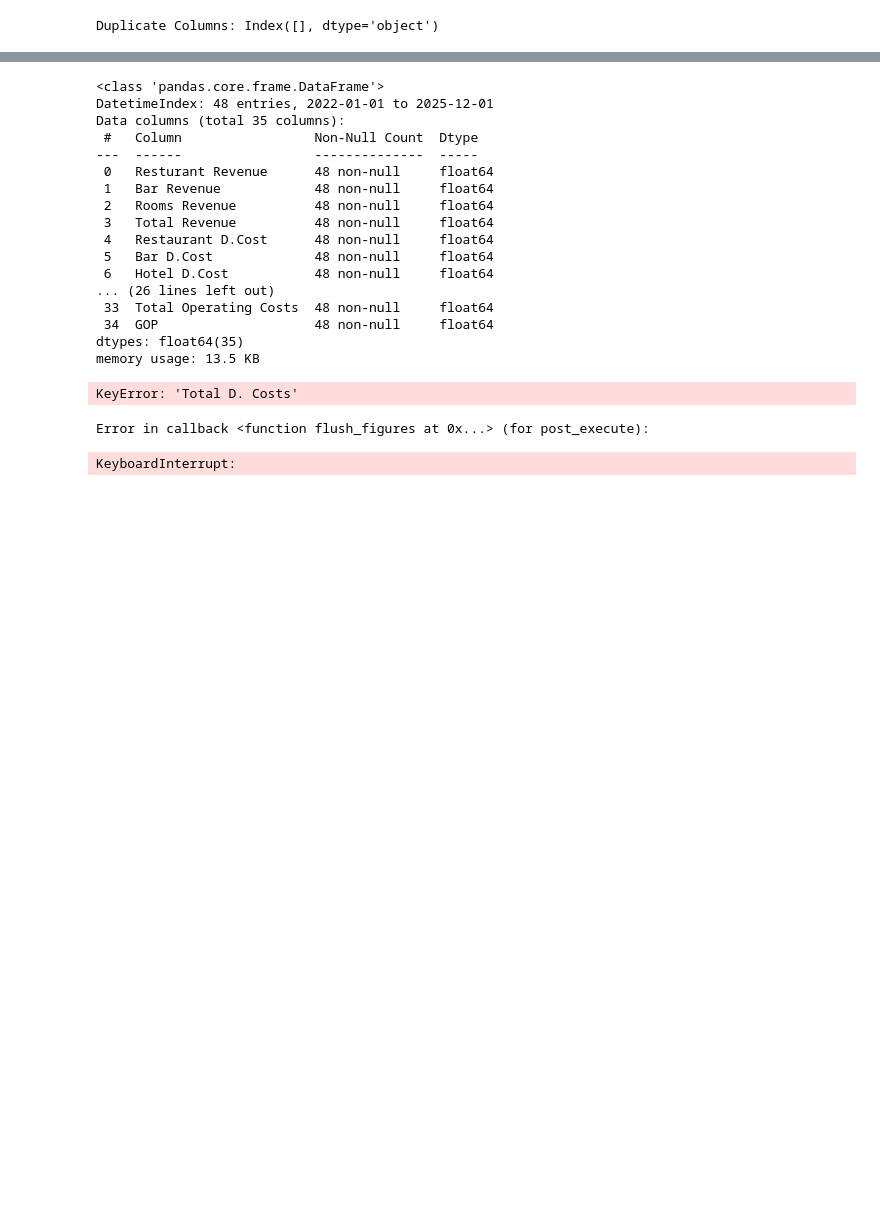
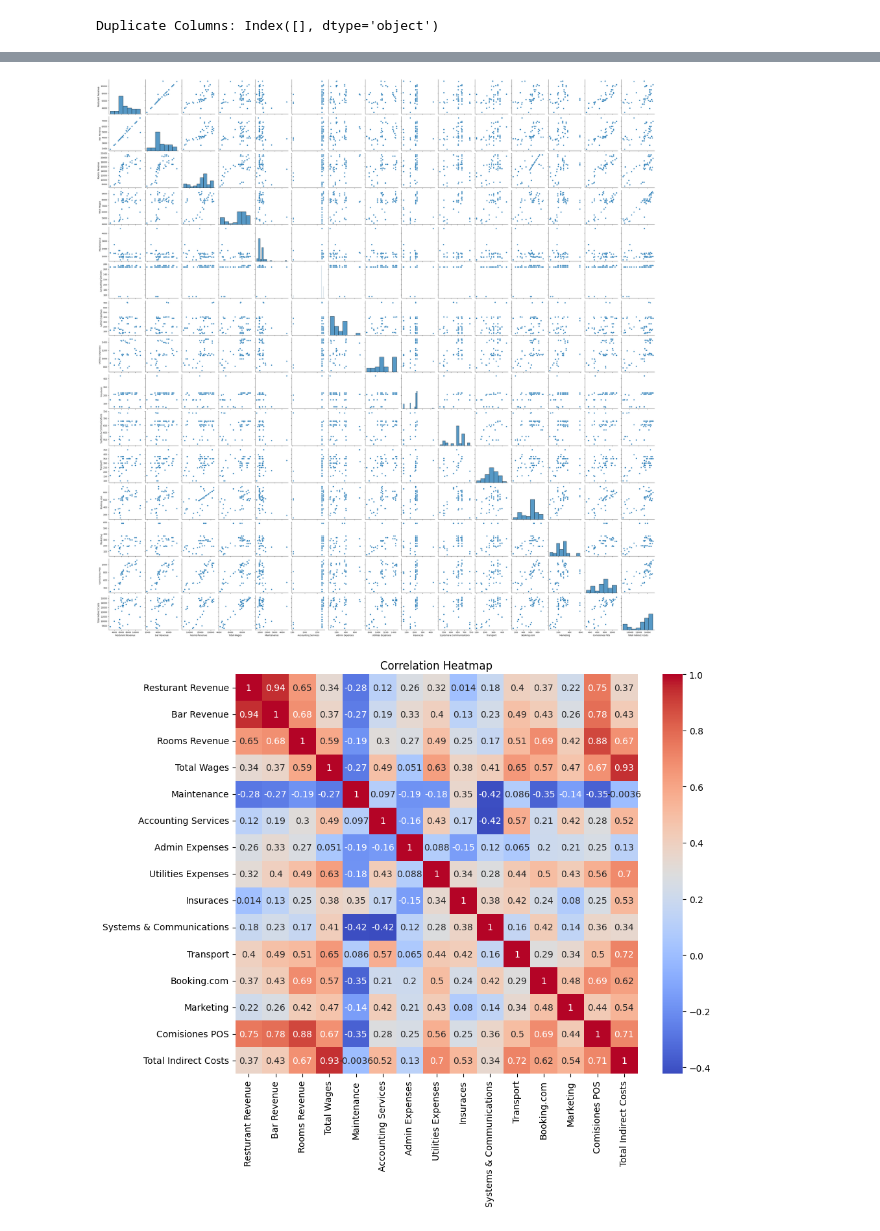
Before and after one commit to Danpr1984/hotelbudget, a Jupyter notebook: expenses_ops.ipynb, the cells around one changed output, grey strips where cells are left out. Drawn from its saved outputs; the diff is of its cells as text; code cells hidden in the pictures; blank space fills up the shorter version.

```diff
--- a/expenses_ops.ipynb
+++ b/expenses_ops.ipynb
@@ -71,46 +70,23 @@ GOP                      0
 dtype: int64
-# %%
-df.info()
-# %% [output]
-<class 'pandas.core.frame.DataFrame'>
-DatetimeIndex: 48 entries, 2022-01-01 to 2025-12-01
-Data columns (total 35 columns):
- #   Column                 Non-Null Count  Dtype
----  ------                 --------------  -----
- 0   Resturant Revenue      48 non-null     float64
- 1   Bar Revenue            48 non-null     float64
- 2   Rooms Revenue          48 non-null     float64
- 3   Total Revenue          48 non-null     float64
- 4   Restaurant D.Cost      48 non-null     float64
- 5   Bar D.Cost             48 non-null     float64
- 6   Hotel D.Cost           48 non-null     float64
-... (26 lines left out)
- 33  Total Operating Costs  48 non-null     float64
- 34  GOP                    48 non-null     float64
-dtypes: float64(35)
-memory usage: 13.5 KB
 # %%
 import seaborn as sns
 import matplotlib.pyplot as plt
 
 # Scatter plots for numerical variables
-sns.pairplot(df, vars=['Resturant Revenue', 'Bar Revenue', 'Rooms Revenue', 'Total Revenue', 'Restaurant D.Cost', 'Bar D.Cost', 'Hotel D.Cost',
-'Total D. Costs', 'Eventuals Wages', 'Uniforms', 'Bonuses', 'Social Security', 'Wages', 'Staff Food', 'Total Wages', 'Maintenance',
-'Electricity', 'Accounting Services', 'Water', 'Gas', 'Admin Expenses',	'Cable & Internet', 'Spotify',	'Telefono',	'Insuraces',
-'Transport', 'Booking.com',	'POS System',	'Google Mail',	'Marketing',	'Little Hotelier',	'Comisiones POS',	'Total Indirect Costs',
-'Total Operating Costs',	'GOP'])
+sns.pairplot(df, vars=['Resturant Revenue', 'Bar Revenue', 'Rooms Revenue', 'Total Wages',
+'Maintenance', 'Accounting Services', 'Admin Expenses', 'Utilities Expenses', 'Insuraces', 'Systems & Communications',
+'Transport', 'Booking.com',	'Marketing', 'Comisiones POS', 'Total Indirect Costs'])
 plt.show()
 
 # Heatmap for numerical variable correlations
 correlation_matrix = df.corr()
 plt.figure(figsize=(10, 8))
 sns.heatmap(correlation_matrix, annot=True, cmap='coolwarm')
 plt.title("Correlation Heatmap")
 plt.show()
 # %% [output]
-KeyError: 'Total D. Costs'
-Error in callback <function flush_figures at 0x...> (for post_execute):
-KeyboardInterrupt:
+[figure, added]
+[figure, added]
 # %%
 df.info()
 # %% [output]
```
Also changed, not shown: parts of 4 cells of this notebook, 3 other files.
